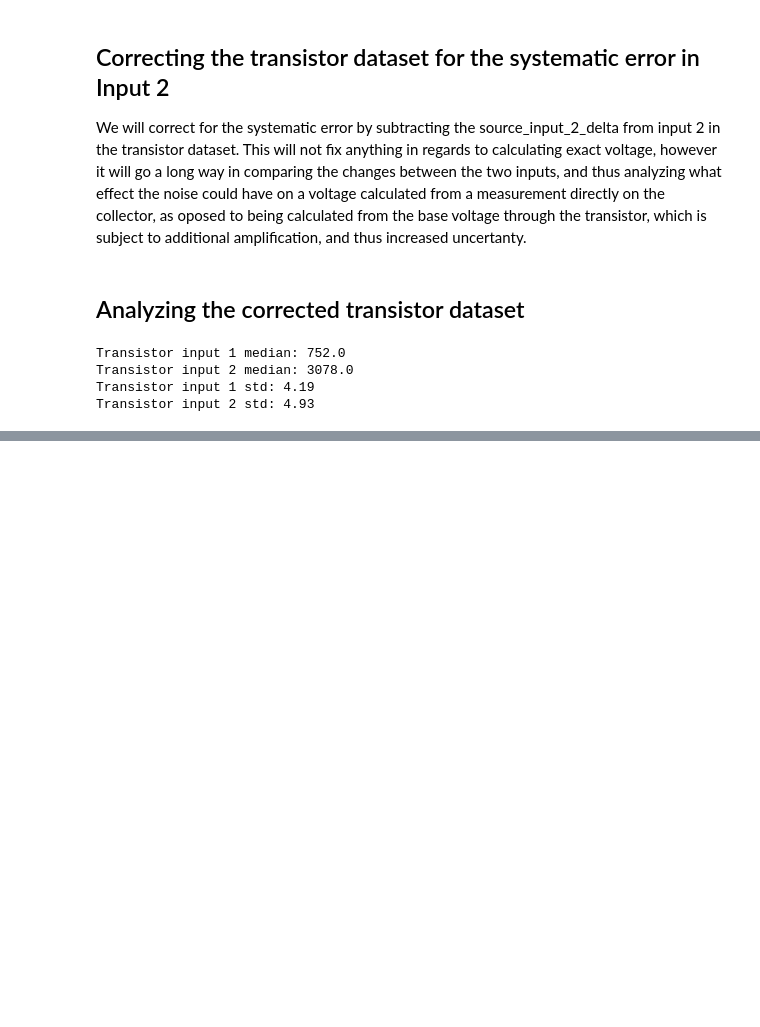
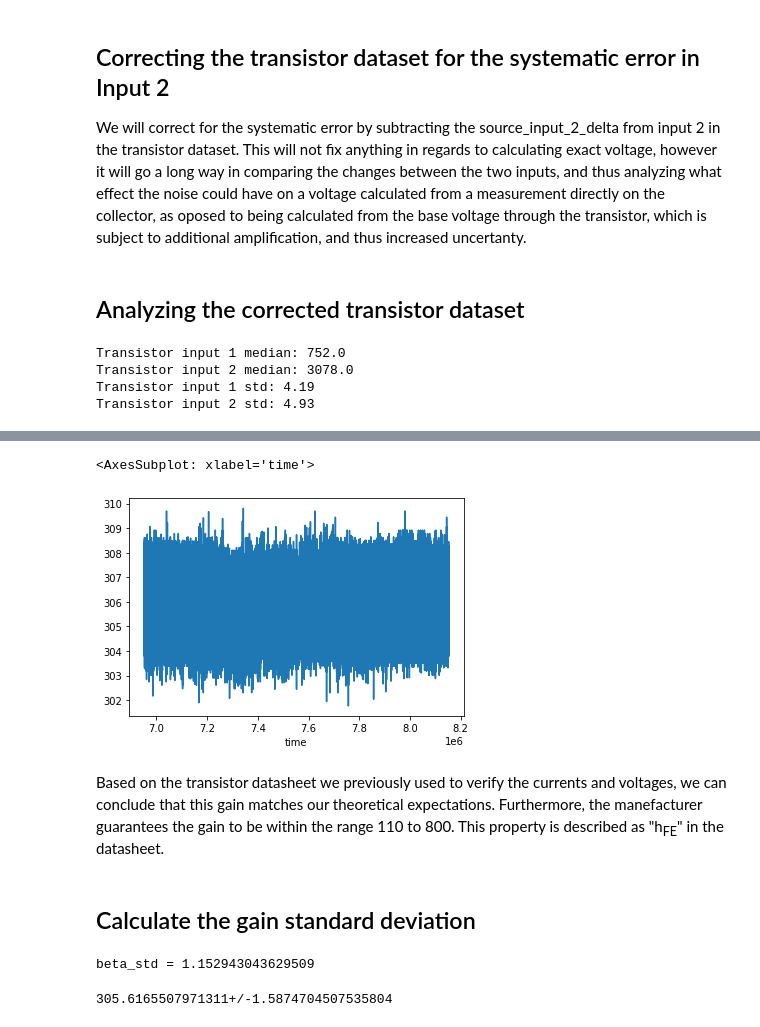
Before and after one commit to nosknut/statistics-project-h2022, a Jupyter notebook: analysis/analysis.ipynb, the cells around one changed output, grey strips where cells are left out. Drawn from its saved outputs; the diff is of its cells as text; code cells hidden in the pictures; blank space fills up the shorter version.

```diff
--- a/analysis/analysis.ipynb
+++ b/analysis/analysis.ipynb
@@ -436,0 +514,23 @@ sns.displot(transistor_data, x="value2", kde=True)
+# %%
+sns.lineplot(x="time", y=beta, data=transistor_data)
+# %% [output]
+<AxesSubplot: xlabel='time'>
+[figure, added]
+# %% [markdown]
+Based on the transistor datasheet we previously used to verify the currents and voltages, we can conclude that this gain matches our theoretical expectations. Furthermore, the manefacturer guarantees the gain to be within the range 110 to 800. This property is described as "h<sub>FE</sub>" in the datasheet.
+# %% [markdown]
+## Calculate the gain standard deviation
+# %%
+print("beta_std =", beta.std())
+# %% [output]
+beta_std = 1.152943043629509
+# %%
+from uncertainties import ufloat
+#i1=ufloat(transistor_input_1_median, transistor_input_1_std)
+#i2=ufloat(transistor_input_2_median, transistor_input_2_std)
+#((Vcc-(i2/4095)*Vcc)/Rc)/(((3000/4095)*Vcc-(i1/4095)*Vcc)/Rb)
+ib=ufloat(Ib.median(), Ib.std())
+ic=ufloat(Ic.median(), Ic.std())
+ic/ib
+# %% [output]
+305.6165507971311+/-1.5874704507535804
```
Also changed, not shown: parts of 45 cells of this notebook.
